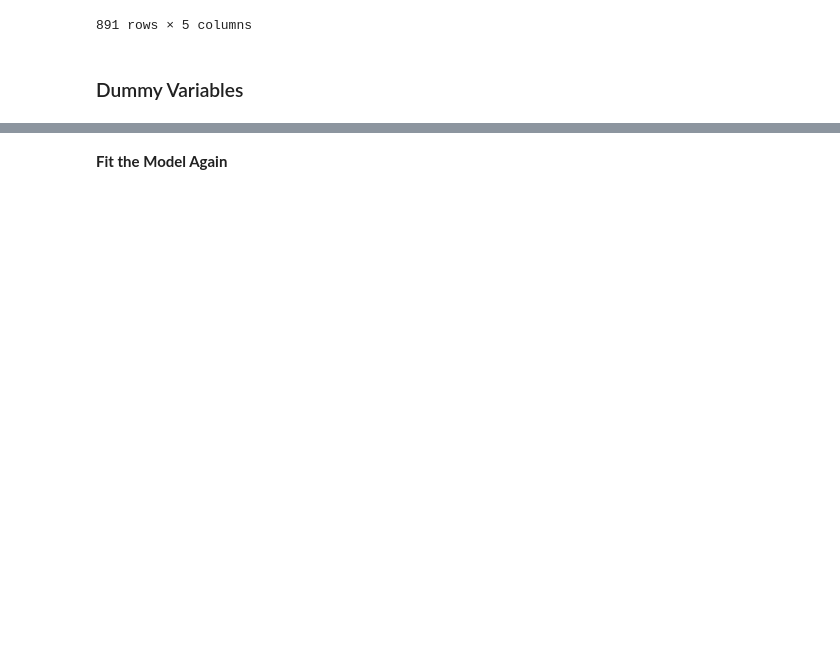
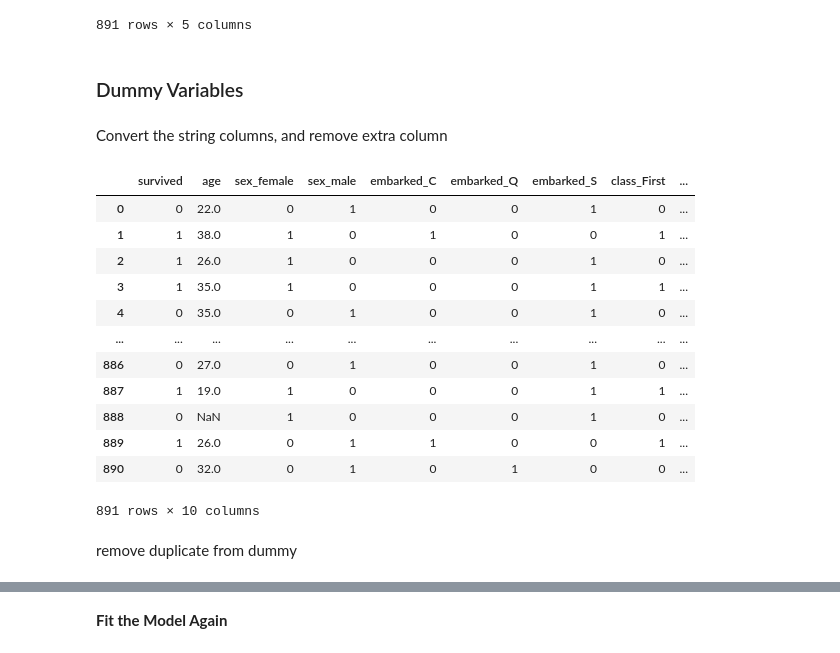
Before and after one commit to toluwabori/resolving-machine-learning-python, a Jupyter notebook: 02_The Decision Tree & Supervised Classification Models/02B_decision-tree_session_blank.ipynb, the cells around one changed output, grey strips where cells are left out. Cells and saved outputs as stored; diff of their text form; code cells hidden in the pictures; blank space fills up the shorter version.

```diff
--- a/02_The Decision Tree & Supervised Classification Models/02B_decision-tree_session_blank.ipynb
+++ b/02_The Decision Tree & Supervised Classification Models/02B_decision-tree_session_blank.ipynb
@@ -102,3 +129,24 @@ df_titanic
 891 rows × 5 columns
 # %% [markdown]
 ### Dummy Variables
+# %% [markdown]
+Convert the string columns, and remove extra column
+# %%
+import pandas as pd
+pd.get_dummies(df_titanic)
+# %% [output]
+|  | survived | age | sex_female | sex_male | embarked_C | embarked_Q | embarked_S | class_First | ... |
+| 0 | 0 | 22.0 | 0 | 1 | 0 | 0 | 1 | 0 | ... |
+| 1 | 1 | 38.0 | 1 | 0 | 1 | 0 | 0 | 1 | ... |
+| 2 | 1 | 26.0 | 1 | 0 | 0 | 0 | 1 | 0 | ... |
+| 3 | 1 | 35.0 | 1 | 0 | 0 | 0 | 1 | 1 | ... |
+| 4 | 0 | 35.0 | 0 | 1 | 0 | 0 | 1 | 0 | ... |
+| ... | ... | ... | ... | ... | ... | ... | ... | ... | ... |
+| 886 | 0 | 27.0 | 0 | 1 | 0 | 0 | 1 | 0 | ... |
+| 887 | 1 | 19.0 | 1 | 0 | 0 | 0 | 1 | 1 | ... |
+| 888 | 0 | NaN | 1 | 0 | 0 | 0 | 1 | 0 | ... |
+| 889 | 1 | 26.0 | 0 | 1 | 1 | 0 | 0 | 1 | ... |
+| 890 | 0 | 32.0 | 0 | 1 | 0 | 1 | 0 | 0 | ... |
+891 rows × 10 columns
+# %% [markdown]
+remove duplicate from dummy
```
Also changed, not shown: parts of 21 cells of this notebook, 2 other files.
